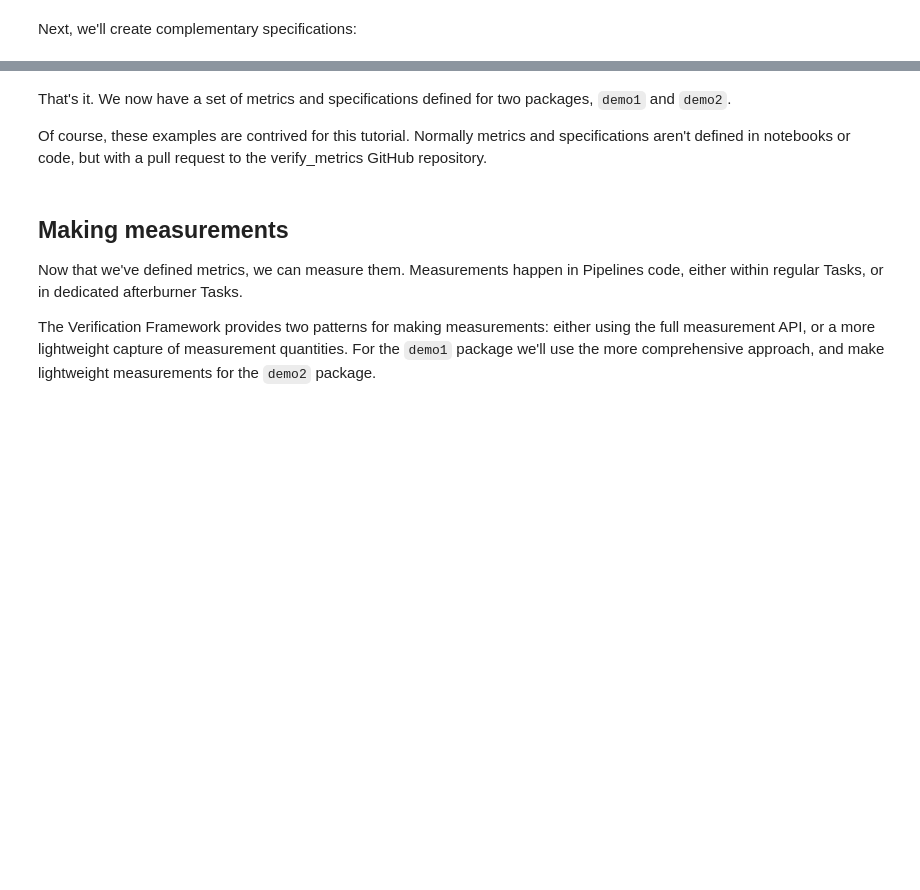
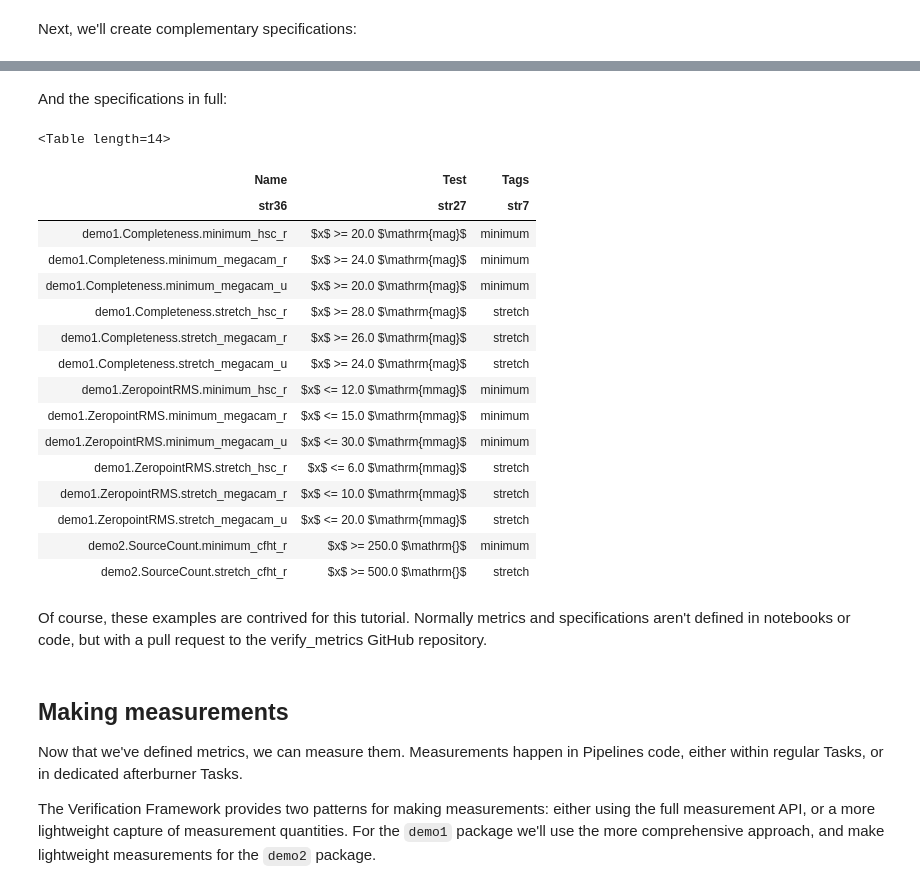
Before and after one commit to lsst-sqre/sqr-019, a Jupyter notebook: index.ipynb, the cells around one changed output, grey strips where cells are left out. Saved outputs shown, nothing was run; the diff lists cells and outputs as text; code cells hidden in the pictures; blank space fills up the shorter version.

Commit message:
Add metric and spec set summary table outputs

```diff
--- a/index.ipynb
+++ b/index.ipynb
@@ -547,6 +571,26 @@ demo_specs.insert(sourcecount_stretch_spec)
+# %% [markdown]
+And the specifications in full:
+# %%
+demo_specs
+# %% [output]
+<Table length=14>
+| Name | Test | Tags |
+| str36 | str27 | str7 |
+| demo1.Completeness.minimum_hsc_r | $x$ >= 20.0 $\mathrm{mag}$ | minimum |
+| demo1.Completeness.minimum_megacam_r | $x$ >= 24.0 $\mathrm{mag}$ | minimum |
+| demo1.Completeness.minimum_megacam_u | $x$ >= 20.0 $\mathrm{mag}$ | minimum |
+| demo1.Completeness.stretch_hsc_r | $x$ >= 28.0 $\mathrm{mag}$ | stretch |
+| demo1.Completeness.stretch_megacam_r | $x$ >= 26.0 $\mathrm{mag}$ | stretch |
+| demo1.Completeness.stretch_megacam_u | $x$ >= 24.0 $\mathrm{mag}$ | stretch |
+| demo1.ZeropointRMS.minimum_hsc_r | $x$ <= 12.0 $\mathrm{mmag}$ | minimum |
+| demo1.ZeropointRMS.minimum_megacam_r | $x$ <= 15.0 $\mathrm{mmag}$ | minimum |
+| demo1.ZeropointRMS.minimum_megacam_u | $x$ <= 30.0 $\mathrm{mmag}$ | minimum |
+| demo1.ZeropointRMS.stretch_hsc_r | $x$ <= 6.0 $\mathrm{mmag}$ | stretch |
+| demo1.ZeropointRMS.stretch_megacam_r | $x$ <= 10.0 $\mathrm{mmag}$ | stretch |
+| demo1.ZeropointRMS.stretch_megacam_u | $x$ <= 20.0 $\mathrm{mmag}$ | stretch |
+| demo2.SourceCount.minimum_cfht_r | $x$ >= 250.0 $\mathrm{}$ | minimum |
+| demo2.SourceCount.stretch_cfht_r | $x$ >= 500.0 $\mathrm{}$ | stretch |
 # %% [markdown]
-That's it. We now have a set of metrics and specifications defined for two packages, `demo1` and `demo2`.
-
 Of course, these examples are contrived for this tutorial. Normally metrics and specifications aren't defined in notebooks or code, but with a pull request to the verify_metrics GitHub repository.
 # %% [markdown]
 ## Making measurements
```
Also changed, not shown: parts of 23 cells of this notebook.
